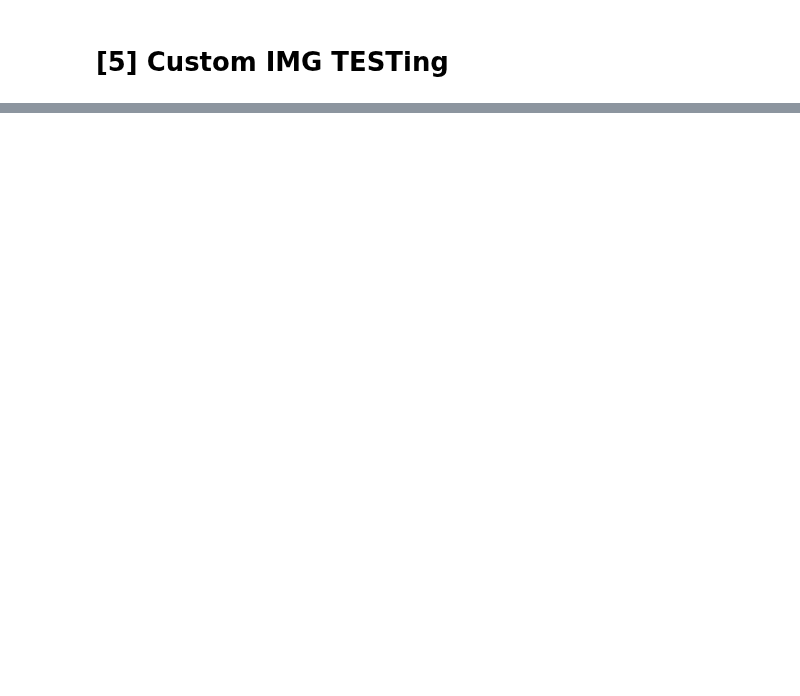
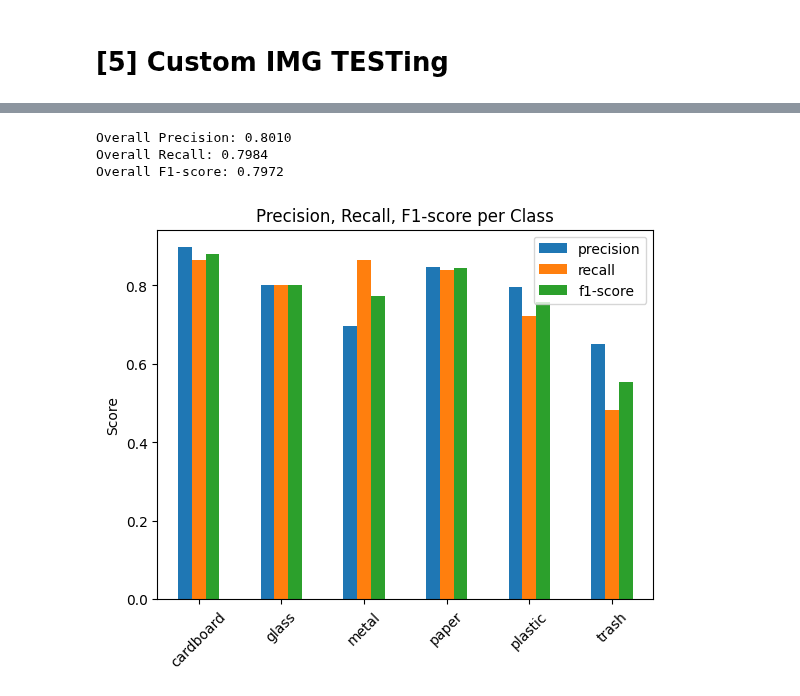
Before and after one commit to Luke-Dev-Tech/Essentials-And-Applications-of-artificial-intelligence, a Jupyter notebook: EAI_(Recycling).ipynb, the cells around one changed output, grey strips where cells are left out. Saved outputs shown, nothing was run; the diff lists cells and outputs as text; code cells hidden in the pictures; blank space fills up the shorter version.

```diff
--- a/EAI_(Recycling).ipynb
+++ b/EAI_(Recycling).ipynb
@@ -417,7 +427,7 @@ if __name__ == "__main__":
     test_dataloader=test_dataloader,
     loss_fun=loss_fun,
     optimizer=optimizer,
-    epochs=10,
+    epochs=5,
     device=device
   )
   end_time = timer()
@@ -538,0 +680,31 @@ pred_and_plot_img(
+# %%
+precision = precision_score(all_labels, all_preds, average='weighted')
+recall = recall_score(all_labels, all_preds, average='weighted')
+f1 = f1_score(all_labels, all_preds, average='weighted')
+
+print(f"\nOverall Precision: {precision:.4f}")
+print(f"Overall Recall: {recall:.4f}")
+print(f"Overall F1-score: {f1:.4f}")
+# %% [output]
+Overall Precision: 0.8010
+Overall Recall: 0.7984
+Overall F1-score: 0.7972
+# %%
+import pandas as pd
+import matplotlib.pyplot as plt
+
+report = classification_report(all_labels, all_preds,
+                               target_names=class_names,
+                               output_dict=True)
+
+df = pd.DataFrame(report).transpose()
+
+metrics = df.loc[class_names][["precision", "recall", "f1-score"]]
+
+metrics.plot(kind="bar")
+plt.title("Precision, Recall, F1-score per Class")
+plt.ylabel("Score")
+plt.xticks(rotation=45)
+plt.show()
+# %% [output]
+[figure, added]
```
Also changed, not shown: parts of 13 cells of this notebook.
